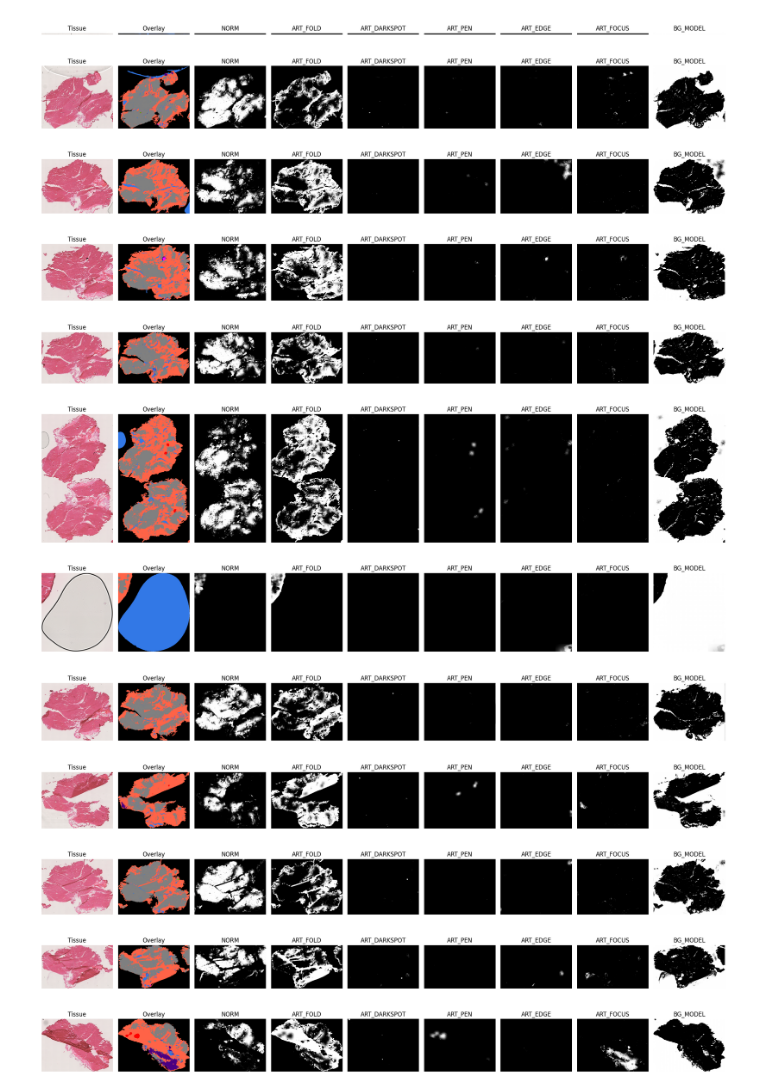
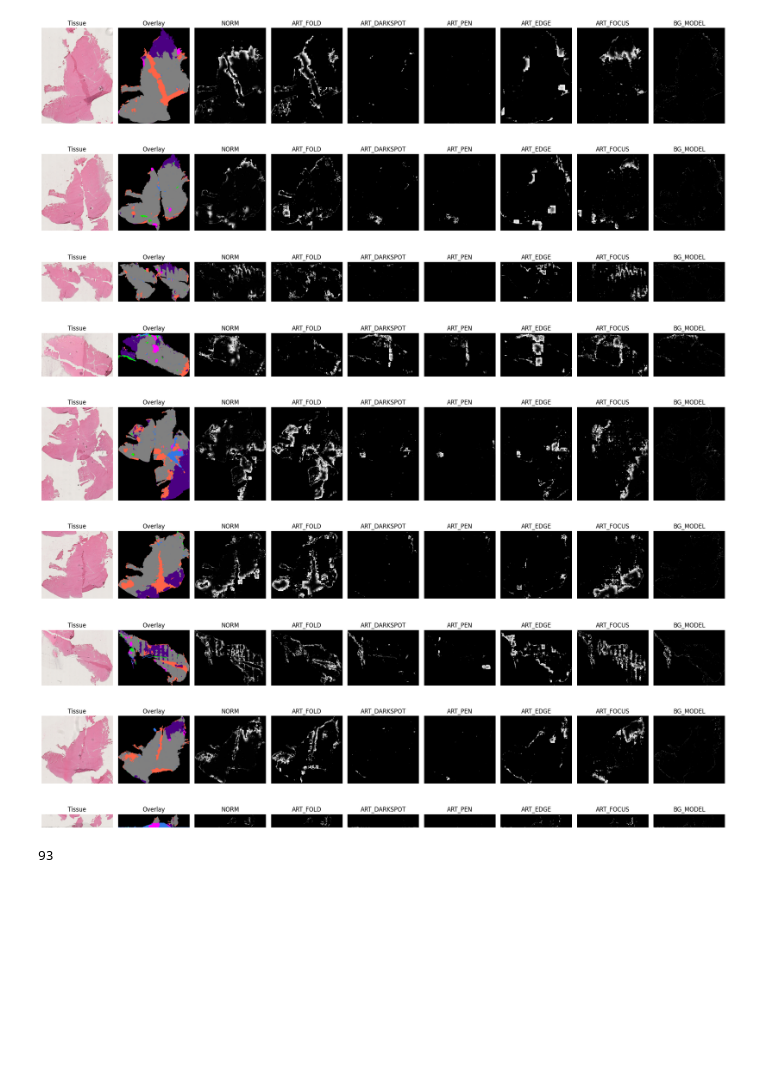
Before and after one commit to ZAEDPolSl/HistoKit, a Jupyter notebook: src/examine_raw_maps.ipynb, the cells around one changed output. Cells and saved outputs as stored; diff of their text form; code cells hidden in the pictures; blank space fills up the shorter version.

Commit message:
updated region saving

```diff
--- a/src/examine_raw_maps.ipynb
+++ b/src/examine_raw_maps.ipynb
@@ -1,4 +1,6 @@
 # %%
+import os
+
 import matplotlib.pyplot as plt
 import numpy as np
 from src.histo_kit.grand_qc.visualisation import make_artifacts_color_map
@@ -7,16 +9,16 @@ from openslide import OpenSlide
 import scipy.io as sio
 from src.histo_kit.grand_qc.artifacts import Artifact
 
-wsi_name = "28-19_he"
-file = f"/mnt/data/Tmp/jmerta/Compass_HE_LMUM_20x/grandqc_confidence_maps/{wsi_name}.mat"
-slide = OpenSlide(f'/mnt/data/Datasets/Compass/HE/LMUM/20x/{wsi_name}.svs')
-mat = sio.loadmat(f"/mnt/data/Tmp/jmerta/Compass_HE_LMUM_20x/masks_grandqc/{wsi_name}.mat")
+wsi_name = "51-21_he"
+file = f"/mnt/data/Tmp/jmerta/test_data_bbox_res/grandqc_confidence_maps/{wsi_name}.mat"
+slide = OpenSlide("/mnt/data/Tmp/jmerta/test_data_bbox/51-21_he.svs")
+mat = sio.loadmat(f"/mnt/data/Tmp/jmerta/test_data_bbox_res/masks_grandqc/{wsi_name}.mat")
 
 data = sio.loadmat(file)
 region, scale_val, info, mpp_slide, ratio = load_wsi_mag(slide, 2.5, allow_upscaling=True)
 
 for region_idx in range(mat['bbox'].shape[0]):
-    raw_mask_art = data['raw_mask_art'][0][region_idx]
+    raw_mask_art = data['mask_conf'][0][region_idx]
     bbox=mat['bbox'][region_idx]
     overlay = mat["mask_art"][0][region_idx]
     overlay = make_artifacts_color_map(overlay)
@@ -25,42 +27,39 @@ for region_idx in range(mat['bbox'].shape[0]):
     plt.figure(figsize=(20, 4))
 
     min_val = 0
     max_val = 1
 
     raw_mask_art = (raw_mask_art-min_val)/(max_val-min_val)*255
 
     for ch in range(-1, 8):
         if ch==-1:
             img = region_0
             plt.subplot(1, 9, ch+2)
             plt.imshow(img)
             plt.axis('off')
             plt.title(f'Tissue')
         elif ch==0:
             img = overlay
             plt.subplot(1, 9, ch+2)
             plt.imshow(img)
             plt.axis('off')
             plt.title(f'Overlay')
         else:
             img = (raw_mask_art[:, :, ch]).astype(np.uint8)
             plt.subplot(1, 9, ch+2)
             plt.imshow(img, cmap='gray')
             plt.axis('off')
             plt.title(f'{Artifact(ch).name}')
 
     plt.tight_layout()
     plt.show()
 # %% [output]
-[figure, old version]
+[figure, new version]
-[figure, old version]
+[figure, new version]
-[figure, old version]
+[figure, new version]
-[figure, old version]
+[figure, new version]
-[figure, old version]
+[figure, new version]
-[figure, old version]
+[figure, new version]
-[figure, old version]
+[figure, new version]
-[figure, old version]
+[figure, new version]
-[figure, old version]
+[figure, new version]
-[figure, removed]
-[figure, removed]
-[figure, removed]
@@ -66,0 +96,4 @@ for region_idx in range(mat['bbox'].shape[0]):
+# %%
+print(len(overlap_list))
+# %% [output]
+93
```
Also changed, not shown: parts of 2 cells of this notebook, 4 other files.
